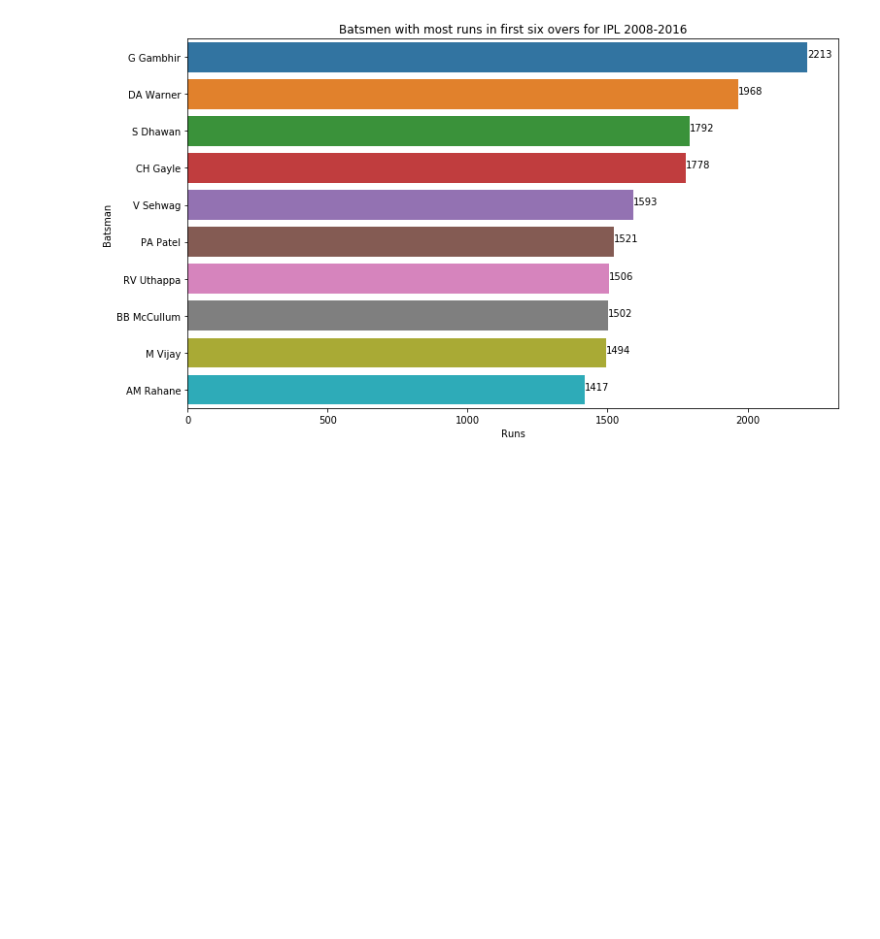
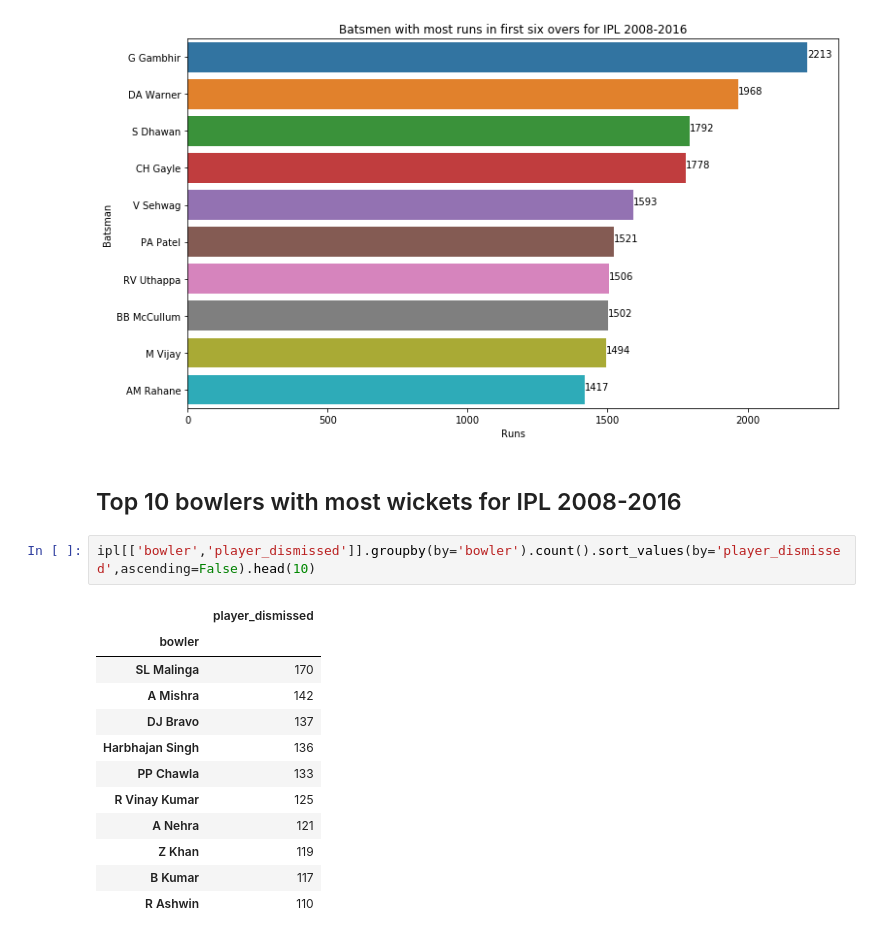
Before and after one commit to vimesh92/EDA-of-IPL-2008-16-Source-Kaggle-, a Jupyter notebook: IPL_Data_EDA.ipynb, the cells around one changed output. Drawn from its saved outputs; the diff is of its cells as text; blank space fills up the shorter version.

```diff
--- a/IPL_Data_EDA.ipynb
+++ b/IPL_Data_EDA.ipynb
@@ -325,3 +325,20 @@ for i in range(0,10):
     plt.text(sixov1.batsman_runs[i],sixov1.index[i],sixov1.batsman_runs[i])
 # %% [output]
 [figure]
+# %% [markdown]
+## Top 10 bowlers with most wickets for IPL 2008-2016
+# %%
+ipl[['bowler','player_dismissed']].groupby(by='bowler').count().sort_values(by='player_dismissed',ascending=False).head(10)
+# %% [output]
+|  | player_dismissed |
+| bowler |  |
+| SL Malinga | 170 |
+| A Mishra | 142 |
+| DJ Bravo | 137 |
+| Harbhajan Singh | 136 |
+| PP Chawla | 133 |
+| R Vinay Kumar | 125 |
+| A Nehra | 121 |
+| Z Khan | 119 |
+| B Kumar | 117 |
+| R Ashwin | 110 |
```
Also changed, not shown: parts of 2 cells of this notebook.
